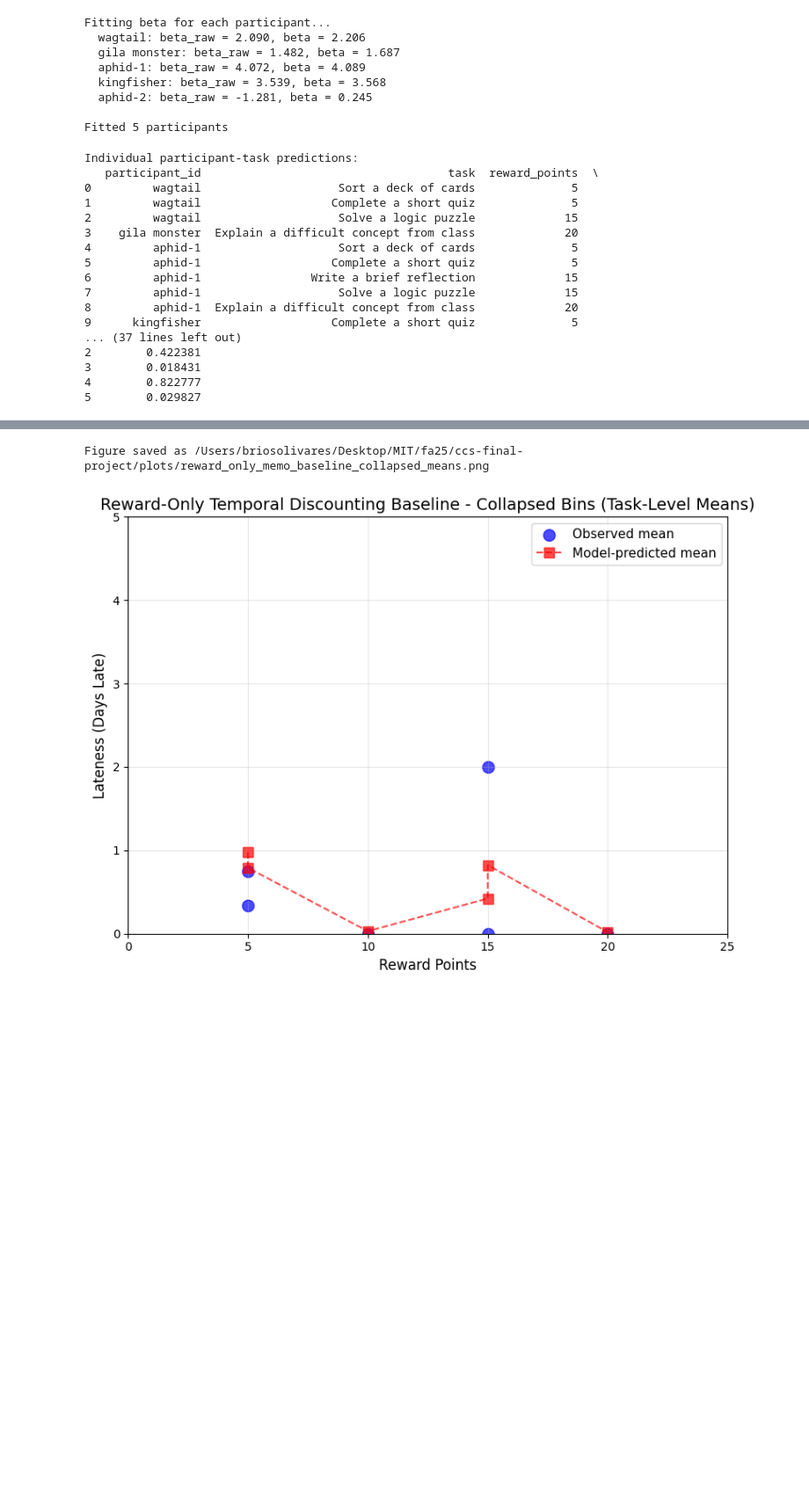
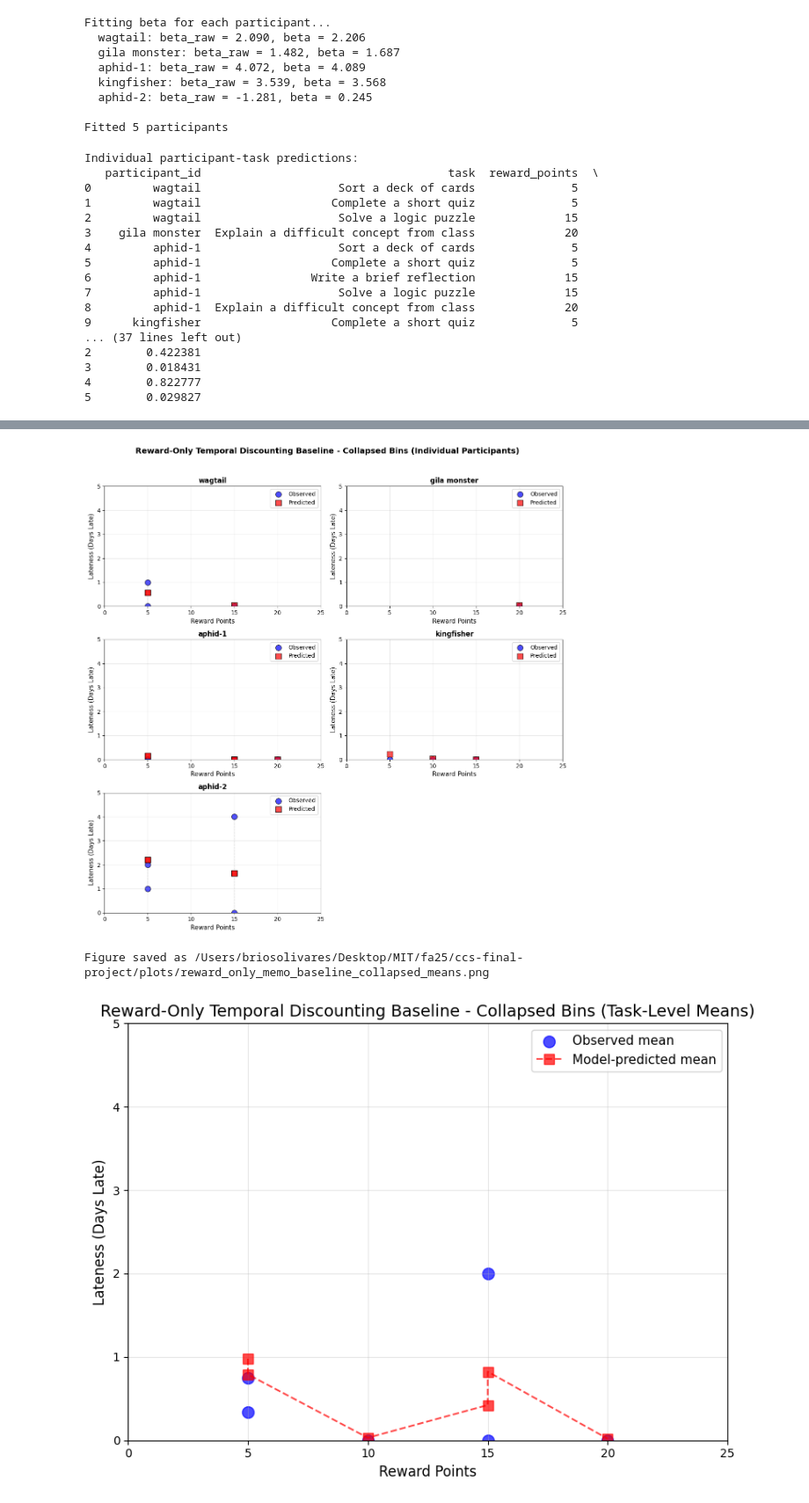
Before and after one commit to Mannendri/ccs-final-project, a Jupyter notebook: src/models/reward_only_memo_baseline_collapsed.ipynb, the cells around one changed output, grey strips where cells are left out. Shown at 88% size. Cells and saved outputs as stored; diff of their text form; code cells hidden in the pictures; blank space fills up the shorter version.

Commit message:
Added plots for reward-only baseline with collapsed bins

```diff
--- a/src/models/reward_only_memo_baseline_collapsed.ipynb
+++ b/src/models/reward_only_memo_baseline_collapsed.ipynb
@@ -320,3 +320,87 @@ Individual participant-task predictions:
 3        0.018431
 4        0.822777
 5        0.029827
+# %%
+# Visualization - Separate plots for each participant
+# x-axis: reward_points
+# y-axis: lateness (0-5)
+# Each participant gets their own subplot
+
+participants = df_individual['participant_id'].unique()
+n_participants = len(participants)
+
+# Create subplots - arrange in a grid
+n_cols = 2
+n_rows = (n_participants + n_cols - 1) // n_cols  # Ceiling division
+
+fig, axes = plt.subplots(n_rows, n_cols, figsize=(12, 4 * n_rows))
+if n_participants == 1:
+    axes = [axes]
+else:
+    axes = axes.flatten()
+
+# Plot each participant's data in their own subplot
+for i, participant_id in enumerate(participants):
+    ax = axes[i]
+    participant_data = df_individual[df_individual['participant_id'] == participant_id].sort_values('reward_points')
+
+    # Plot observed values
+    ax.scatter(
+        participant_data['reward_points'],
+        participant_data['observed_lateness'],
+        label='Observed',
+        s=100,
+        alpha=0.7,
+        color='blue',
+        marker='o',
+        edgecolors='black',
+        linewidths=1
+    )
+
+    # Plot predicted values
+    ax.scatter(
+        participant_data['reward_points'],
+        participant_data['predicted_lateness'],
+        label='Predicted',
+        s=100,
+        alpha=0.7,
+        color='red',
+        marker='s',
+        edgecolors='black',
+        linewidths=1
+    )
+
+    # Draw lines connecting observed to predicted for same task
+    for _, row in participant_data.iterrows():
+        ax.plot(
+            [row['reward_points'], row['reward_points']],
+            [row['observed_lateness'], row['predicted_lateness']],
+            color='gray',
+            alpha=0.3,
+            linestyle='--',
+            linewidth=1
+        )
+
+    ax.set_xlabel('Reward Points', fontsize=11)
+    ax.set_ylabel('Lateness (Days Late)', fontsize=11)
+    ax.set_title(f'{participant_id}', fontsize=12, fontweight='bold')
+    ax.set_xlim(0, 25)
+    ax.set_ylim(0, 5)
+    ax.set_yticks(range(0, 6))  # Set y-axis ticks at intervals of 1
+    ax.legend(fontsize=10)
+    ax.grid(True, alpha=0.3)
+
+# Hide unused subplots
+for i in range(n_participants, len(axes)):
+    axes[i].axis('off')
+
+plt.suptitle('Reward-Only Temporal Discounting Baseline - Collapsed Bins (Individual Participants)',
+             fontsize=14, fontweight='bold', y=1.0)
+plt.tight_layout(rect=[0, 0, 1, 0.98])
+
+# Save figure
+plot_path = PLOTS_DIR / 'reward_only_memo_baseline_collapsed_individual.png'
+plt.savefig(plot_path, dpi=150, bbox_inches='tight')
+print(f"Figure saved as {plot_path}")
+plt.show()
+# %% [output]
@@ -323,3 +408,4 @@ Individual participant-task predictions:
+[figure, added]
 # %%
 # Visualization - Task-level means
 # x-axis: reward_points
```
Also changed, not shown: parts of 2 cells of this notebook, 2 other files.
